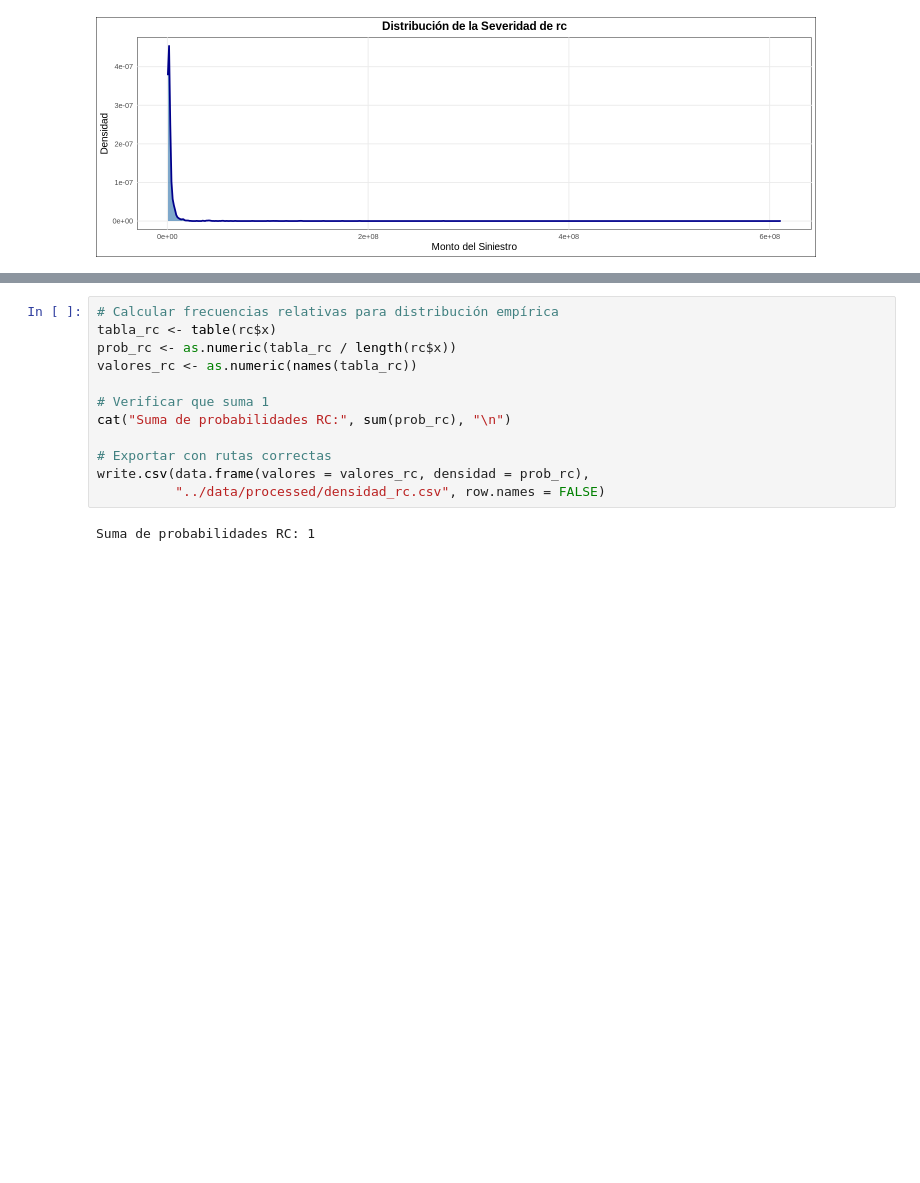
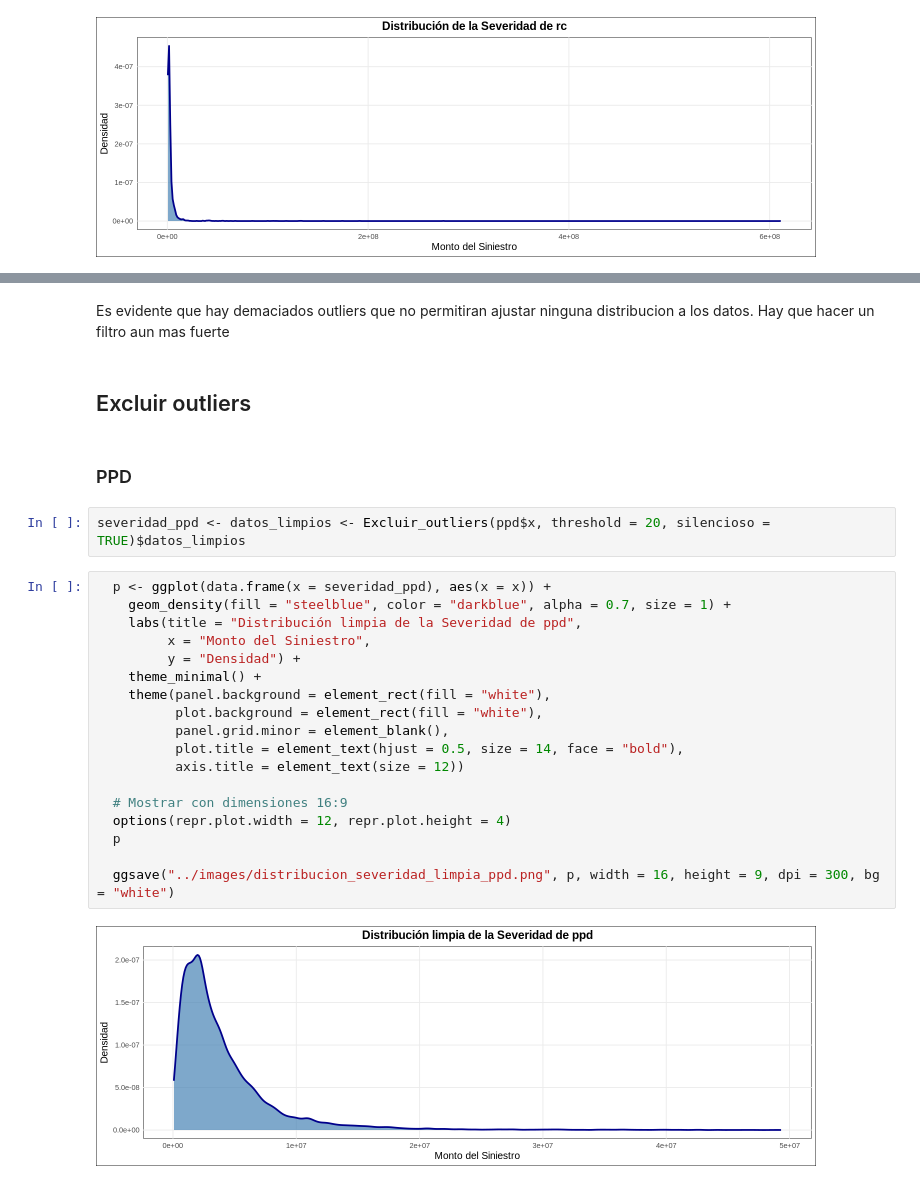
Before and after one commit to RiemannIntegrable/modelo-de-riesgo-colectivo-en-siniestros-de-autos, a Jupyter notebook: notebooks/modelo_de_severidad.ipynb, the cells around one changed output, grey strips where cells are left out. Cells and saved outputs as stored; diff of their text form; blank space fills up the shorter version.

```diff
--- a/notebooks/modelo_de_severidad.ipynb
+++ b/notebooks/modelo_de_severidad.ipynb
@@ -152,14 +110,28 @@ Suma de probabilidades PTH: 1
-# %%
-# Calcular frecuencias relativas para distribución empírica
-tabla_rc <- table(rc$x)
-prob_rc <- as.numeric(tabla_rc / length(rc$x))
-valores_rc <- as.numeric(names(tabla_rc))
-
-# Verificar que suma 1
-cat("Suma de probabilidades RC:", sum(prob_rc), "\n")
-
-# Exportar con rutas correctas
-write.csv(data.frame(valores = valores_rc, densidad = prob_rc),
-          "../data/processed/densidad_rc.csv", row.names = FALSE)
-# %% [output]
-Suma de probabilidades RC: 1
+# %% [markdown]
+Es evidente que hay demaciados outliers que no permitiran ajustar ninguna distribucion a los datos. Hay que hacer un filtro aun mas fuerte
+# %% [markdown]
+## Excluir outliers
+# %% [markdown]
+### PPD
+# %%
+severidad_ppd <- datos_limpios <- Excluir_outliers(ppd$x, threshold = 20, silencioso = TRUE)$datos_limpios
+# %%
+  p <- ggplot(data.frame(x = severidad_ppd), aes(x = x)) +
+    geom_density(fill = "steelblue", color = "darkblue", alpha = 0.7, size = 1) +
+    labs(title = "Distribución limpia de la Severidad de ppd",
+         x = "Monto del Siniestro",
+         y = "Densidad") +
+    theme_minimal() +
+    theme(panel.background = element_rect(fill = "white"),
+          plot.background = element_rect(fill = "white"),
+          panel.grid.minor = element_blank(),
+          plot.title = element_text(hjust = 0.5, size = 14, face = "bold"),
+          axis.title = element_text(size = 12))
+
+  # Mostrar con dimensiones 16:9
+  options(repr.plot.width = 12, repr.plot.height = 4)
+  p
+
+  ggsave("../images/distribucion_severidad_limpia_ppd.png", p, width = 16, height = 9, dpi = 300, bg = "white")
+# %% [output]
+[figure, added]
```
Also changed, not shown: parts of 15 cells of this notebook, 16 other files.
